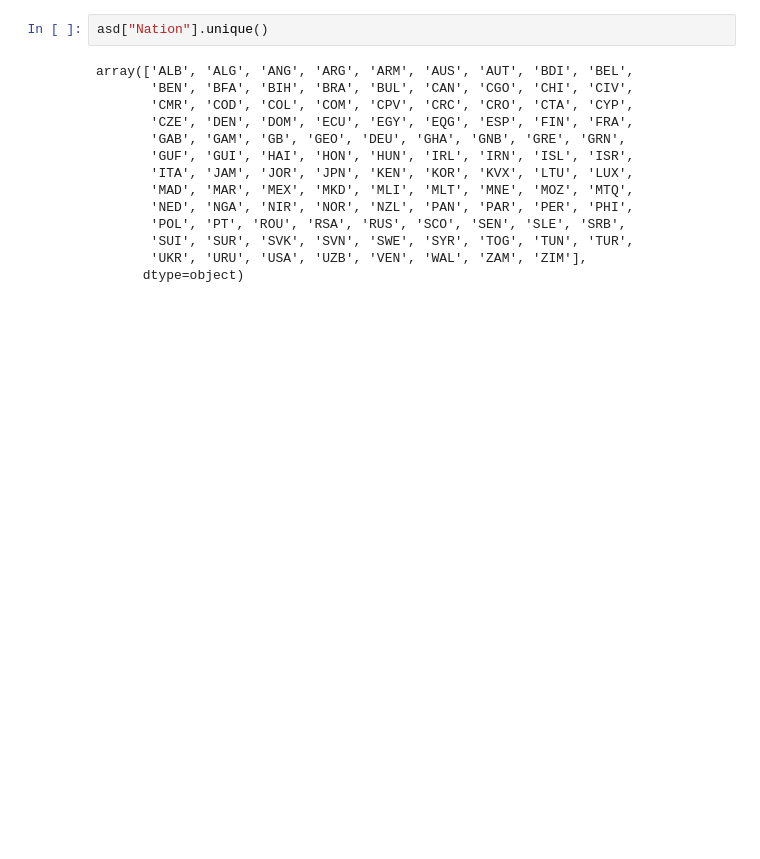
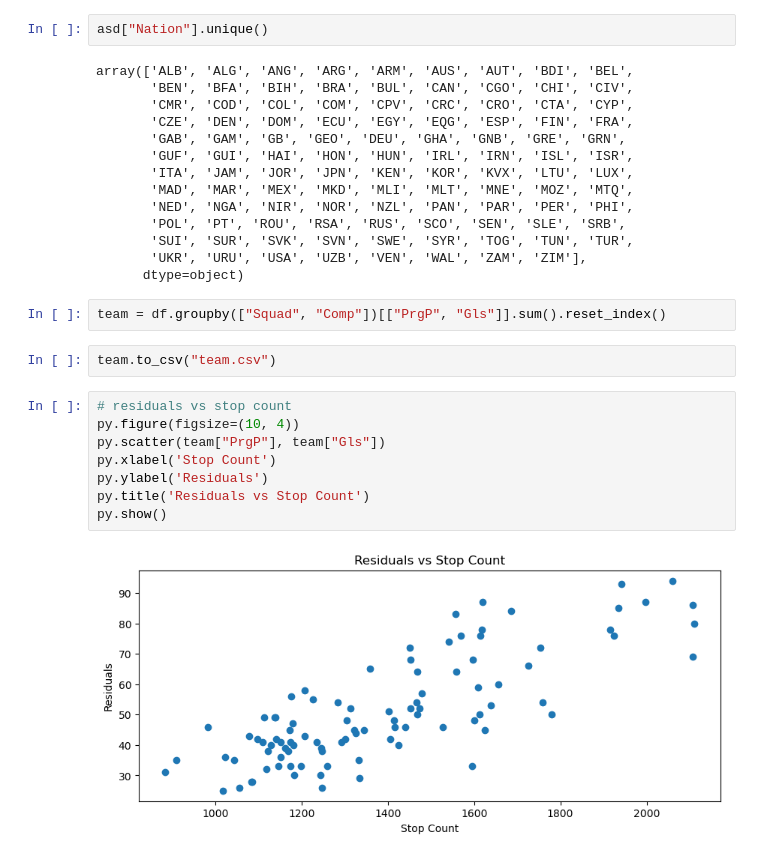
Before and after one commit to ethanxin0/ds4200_project, a Jupyter notebook: geo.ipynb, the cells around one changed output. Cells and saved outputs as stored; diff of their text form; blank space fills up the shorter version.

```diff
--- a/geo.ipynb
+++ b/geo.ipynb
@@ -124,3 +124,17 @@ array(['ALB', 'ALG', 'ANG', 'ARG', 'ARM', 'AUS', 'AUT', 'BDI', 'BEL',
        'SUI', 'SUR', 'SVK', 'SVN', 'SWE', 'SYR', 'TOG', 'TUN', 'TUR',
        'UKR', 'URU', 'USA', 'UZB', 'VEN', 'WAL', 'ZAM', 'ZIM'],
       dtype=object)
+# %%
+team = df.groupby(["Squad", "Comp"])[["PrgP", "Gls"]].sum().reset_index()
+# %%
+team.to_csv("team.csv")
+# %%
+# residuals vs stop count
+py.figure(figsize=(10, 4))
+py.scatter(team["PrgP"], team["Gls"])
+py.xlabel('Stop Count')
+py.ylabel('Residuals')
+py.title('Residuals vs Stop Count')
+py.show()
+# %% [output]
+[figure, added]
```
Also changed, not shown: parts of 2 cells of this notebook, 3 other files.
